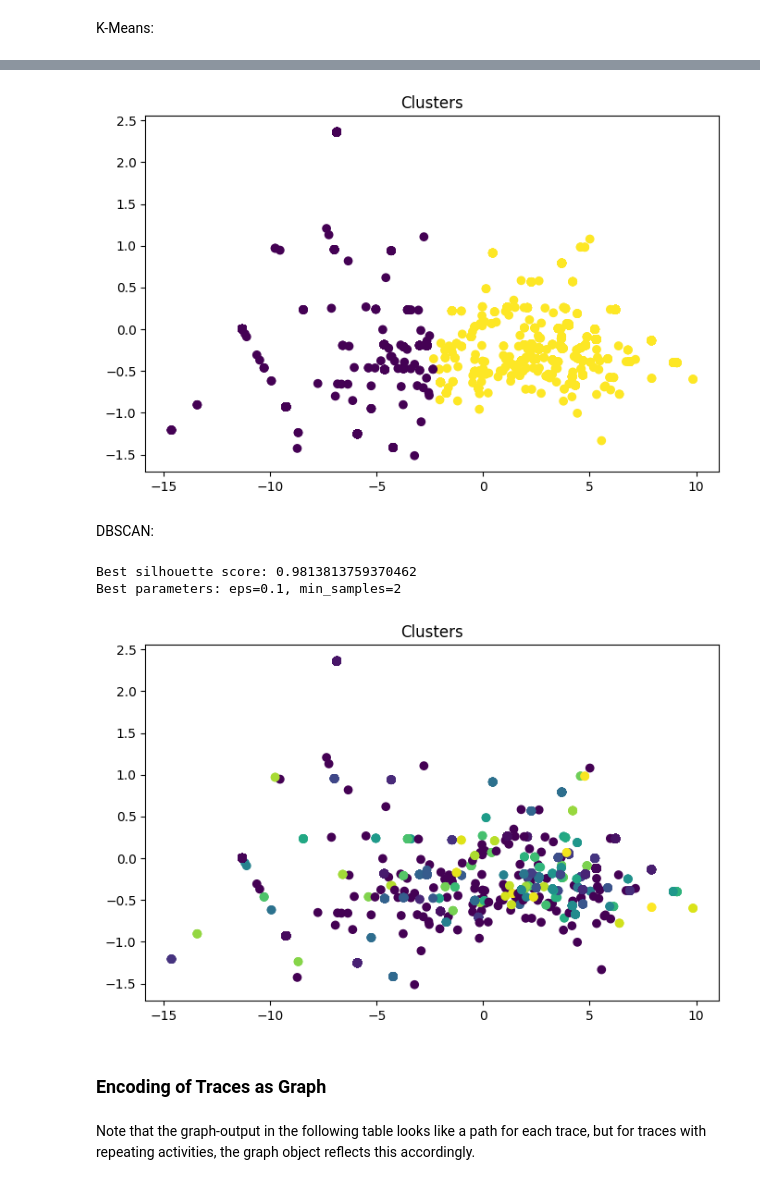
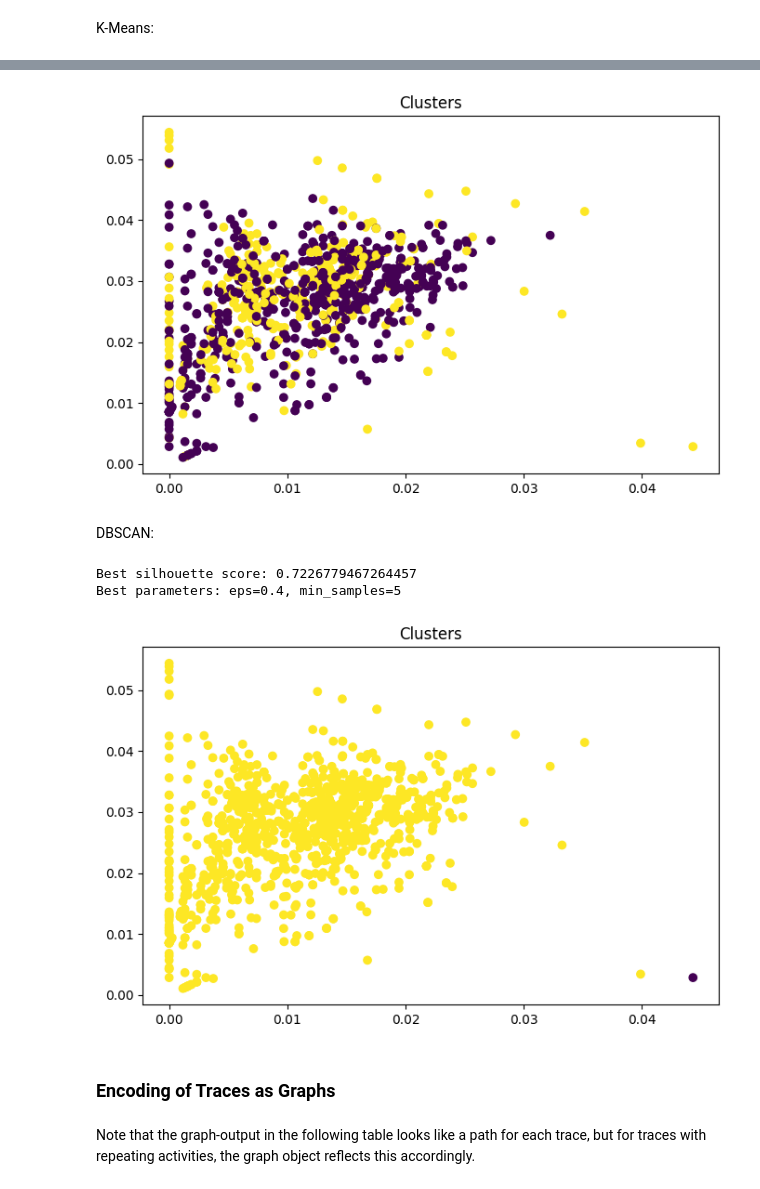
Before and after one commit to collinleiber/LMU_Master_Practical_SoSe24, a Jupyter notebook: practical/ProcessMining/group2/clustering/src/trace_clustering_graph.ipynb, the cells around one changed output, grey strips where cells are left out. Drawn from its saved outputs; the diff is of its cells as text; code cells hidden in the pictures.

```diff
--- a/practical/ProcessMining/group2/clustering/src/trace_clustering_graph.ipynb
+++ b/practical/ProcessMining/group2/clustering/src/trace_clustering_graph.ipynb
@@ -109,6 +127,20 @@ traces
 # %%
 # Save as new, smaller csv
 traces.to_csv('../output/traces.csv', sep=';', index=False)
+# %%
+# unique_traces = traces.groupby('trace').size().reset_index(name='count')
+unique_traces = traces.groupby('trace')['case_id'].apply(list).reset_index(name='case_ids')
+
+# Keep only the first case_id per trace
+unique_traces['sample_case_id'] = unique_traces['case_ids'].apply(lambda x: x[0])
+
+# Filter the original data dataframe to only contain the traces that are in the unique_traces dataframe
+data = data[data['case:concept:name'].isin(unique_traces['sample_case_id'])]
+
+# Export the filtered data to a new event log
+filtered_event_log = pm4py.convert_to_event_log(data)
+
+pm4py.write_xes(filtered_event_log, '../output/filtered_event_log.xes')
 # %% [markdown]
 We might filter out outliers, that is traces that only show up once or twice. We can do this later but keep the information for now in a dict.
 # %%
@@ -147,9 +179,6 @@ b"\n\nConfig:\n{'aggregation': 'average',\n 'dataset': '../data/Hospital_Billing
 ### Clustering:
 # %%
 embedded_data = pd.read_csv('../output/encoding.csv')
-
-# Use only a subset of 15000 traces for clustering due to performance reasons
-embedded_data = embedded_data.sample(15000, random_state=144)
 vectors = embedded_data.drop('case', axis=1).values
 # %% [markdown]
 K-Means:
@@ -191,26 +220,22 @@ kmeans_labels = kmeans.fit_predict(vectors)
 # Add cluster labels to the original dataframe
 embedded_data['KMeans_Cluster'] = kmeans_labels
 
-
-pca = PCA(n_components=2)
-X_pca = pca.fit_transform(vectors)
-
 # Plot clusters
 plt.figure(figsize=(8, 5))
-plt.scatter(x=X_pca[:, 0], y=X_pca[:, 1], c=kmeans_labels, cmap='viridis')
+plt.scatter(x=vectors[:, 0], y=vectors[:, 1], c=kmeans_labels, cmap='viridis')
 plt.title('Clusters')
 plt.show()
 # %% [output]
-[figure, old version]
+[figure, new version]
 # %% [markdown]
 DBSCAN:
 # %%
 # Function to compute silhouette score for DBSCAN with different parameters
 def compute_silhouette_score(data, eps, min_samples):
     dbscan = DBSCAN(eps=eps, min_samples=min_samples)
-    labels = dbscan.fit_predict(data)
+    labels = dbscan.fit_predict(vectors)
     if len(set(labels)) > 1:
-        return silhouette_score(data, labels)
+        return silhouette_score(vectors, labels)
     else:
         return -1
 
@@ -231,31 +256,28 @@ for eps in eps_values:
 print(f"Best silhouette score: {best_score}")
 print(f"Best parameters: eps={best_params['eps']}, min_samples={best_params['min_samples']}")
 # %% [output]
-Best silhouette score: 0.9813813759370462
-Best parameters: eps=0.1, min_samples=2
+Best silhouette score: 0.7226779467264457
+Best parameters: eps=0.4, min_samples=5
-# %%
-# Use eps = 0.1, min_samples = 5 in case of kernel crash
-best_params = {'eps': 0.1, 'min_samples': 5}
 # %%
 # DBSCAN Clustering
 dbscan = DBSCAN(eps=best_params['eps'], min_samples=best_params['min_samples'])
 dbscan_labels = dbscan.fit_predict(vectors)
 
 # Add cluster labels to the original dataframe
 embedded_data['DBSCAN_Cluster'] = dbscan_labels
 
 # Plot clusters
 pca = PCA(n_components=2)
 X_pca = pca.fit_transform(vectors)
 
 plt.figure(figsize=(8, 5))
-plt.scatter(x=X_pca[:, 0], y=X_pca[:, 1], c=dbscan_labels, cmap='viridis')
+plt.scatter(x=vectors[:, 0], y=vectors[:, 1], c=dbscan_labels, cmap='viridis')
 plt.title('Clusters')
 plt.show()
 # %% [output]
-[figure, old version]
+[figure, new version]
 # %% [markdown]
-### Encoding of Traces as Graph
+### Encoding of Traces as Graphs
 # %%
 # Convert traces to graphs
 def trace_to_graph(trace):
```
Also changed, not shown: parts of 7 cells of this notebook.
